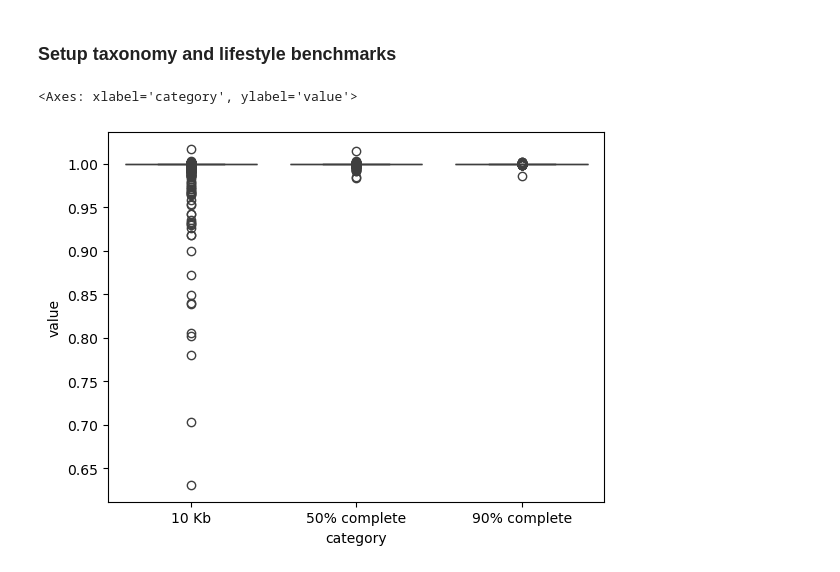
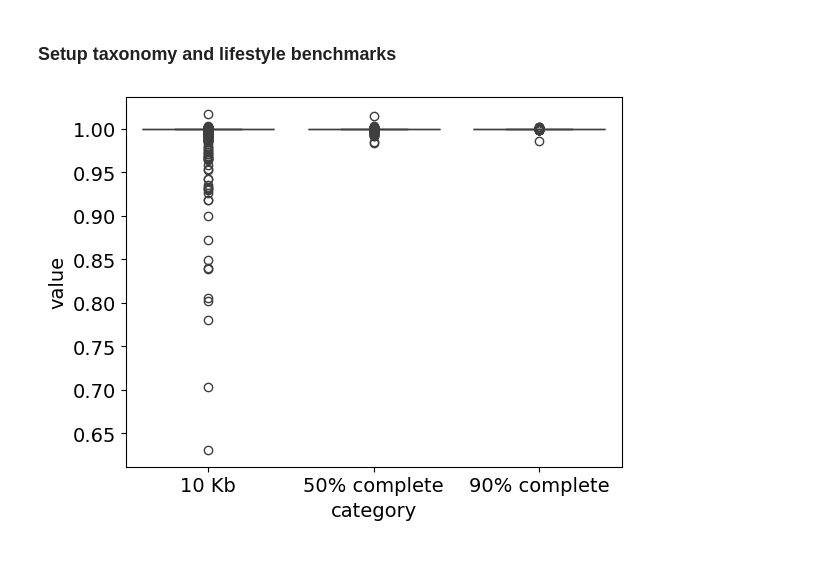
Before and after one commit to UHVDB/uhvdb-manuscript, a Jupyter notebook: figure_s2/figure_s2b.ipynb, the cells around one changed output. Saved outputs shown, nothing was run; the diff lists cells and outputs as text; code cells hidden in the pictures.

```diff
--- a/figure_s2/figure_s2b.ipynb
+++ b/figure_s2/figure_s2b.ipynb
@@ -68,17 +68,17 @@ def extract_random_subsequences(input_fasta, output_fasta, X, Y):
 # extract_random_subsequences("input.fasta", "output.fasta", 5, 10000)
 # %%
 ### create 5 replicates of 1000 random fragments of length 10kb
-# !mkdir -p phage_fragments
+!mkdir -p phage_fragments
 
-# for i in [1, 2, 3, 4, 5]:
-#     for j in [1]:
-#         for N in [10000]:
-#             extract_random_subsequences(
-#                 f"complete_genomes/uhgv_complete_votu_reps_rand1000_{i}.fna.gz",
-#                 f"phage_fragments/uhgv_complete_votu_reps_rand1000_{i}_num{j}_len{N}.fa",
-#                 j,
-#                 N
-#             )
+for i in [1, 2, 3, 4, 5]:
+    for j in [1]:
+        for N in [10000]:
+            extract_random_subsequences(
+                f"complete_genomes/uhgv_complete_votu_reps_rand1000_{i}.fna.gz",
+                f"phage_fragments/uhgv_complete_votu_reps_rand1000_{i}_num{j}_len{N}.fa",
+                j,
+                N
+            )
 # %%
 # write function to extract X random subsequences of containing N% of each genome
 import gzip
@@ -110,17 +110,17 @@ def extract_random_subsequences_percentage(input_fasta, output_fasta, X, percent
 # extract_random_subsequences("input.fasta", "output.fasta", 100)
 # %%
 ### create 5 replicates of 1000 random fragments containing 50% and 90% of each genome
-# !mkdir -p phage_fragments
+!mkdir -p phage_fragments
 
-# for i in [1, 2, 3, 4, 5]:
-#     for j in [1]:
-#         for N in [50, 90]:
-#             extract_random_subsequences_percentage(
-#                 f"complete_genomes/uhgv_complete_votu_reps_rand1000_{i}.fna.gz",
-#                 f"phage_fragments/uhgv_complete_votu_reps_rand1000_{i}_num{j}_len{N}.fa",
-#                 j,
-#                 N
-#             )
+for i in [1, 2, 3, 4, 5]:
+    for j in [1]:
+        for N in [50, 90]:
+            extract_random_subsequences_percentage(
+                f"complete_genomes/uhgv_complete_votu_reps_rand1000_{i}.fna.gz",
+                f"phage_fragments/uhgv_complete_votu_reps_rand1000_{i}_num{j}_len{N}.fa",
+                j,
+                N
+            )
 # %%
 %%bash
 ### run genomad on all fragments and complete genomes
@@ -209,14 +209,14 @@ ratio_plot = (
 # %%
 ### Plot virus score ratio boxplots
 import matplotlib.pyplot as plt
 import seaborn as sns
 
 sns.boxplot(data=ratio_plot.filter(pl.col('variable') == 'virus_score_ratio'), x='category', y='value', order=['10 Kb', '50% complete', '90% complete'])
-
+plt.rcParams.update({'font.size': 14})
+plt.show()
 # Takeaway: virus score is not very affected by fragmentation!
 # %% [output]
-<Axes: xlabel='category', ylabel='value'>
-[figure, old version]
+[figure, new version]
 # %%
 ### Plot virus score difference boxplots
 import matplotlib.pyplot as plt
```
Also changed, not shown: parts of 9 cells of this notebook, 4 other files.
